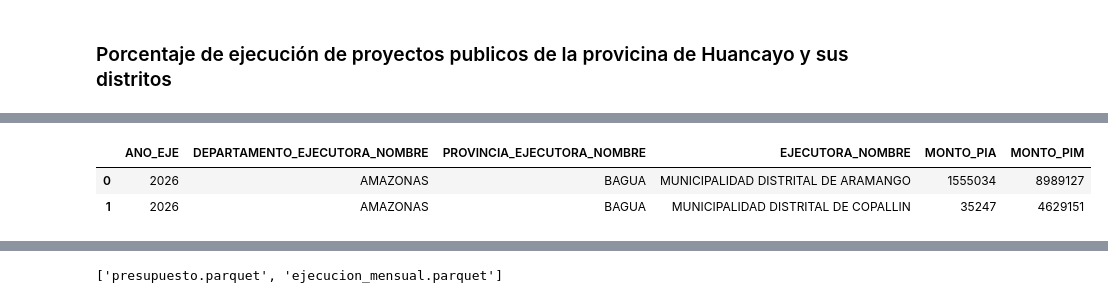
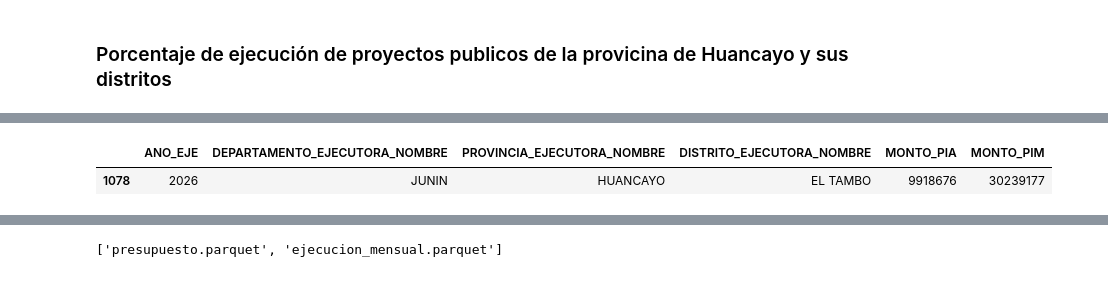
Before and after one commit to antonio-xrp/data_analysis_dashboard, a Jupyter notebook: projects/0.1_ejecucion_presupuesto/notebooks/0.1_presupuesto_ejecuciongasto.ipynb, the cells around one changed output, grey strips where cells are left out. Drawn from its saved outputs; the diff is of its cells as text; code cells hidden in the pictures.

```diff
--- a/projects/0.1_ejecucion_presupuesto/notebooks/0.1_presupuesto_ejecuciongasto.ipynb
+++ b/projects/0.1_ejecucion_presupuesto/notebooks/0.1_presupuesto_ejecuciongasto.ipynb
@@ -246,7 +290,7 @@ presupuesto = (proyectos_locales[proyectos_locales['MES_EJE'] == 0]
                         'ANO_EJE',
                         'DEPARTAMENTO_EJECUTORA_NOMBRE',
                         'PROVINCIA_EJECUTORA_NOMBRE',
-                        'EJECUTORA_NOMBRE'])
+                        'DISTRITO_EJECUTORA_NOMBRE'])
                 [['MONTO_PIA','MONTO_PIM']]
                 .sum()
                 .reset_index())
@@ -254,11 +298,10 @@ presupuesto.head()
 
 presupuesto.to_parquet('../data/processed/presupuesto.parquet', index=False)
 # %%
-presupuesto.head(2)
+presupuesto[presupuesto['DISTRITO_EJECUTORA_NOMBRE'] == 'EL TAMBO']
 # %% [output]
-|  | ANO_EJE | DEPARTAMENTO_EJECUTORA_NOMBRE | PROVINCIA_EJECUTORA_NOMBRE | EJECUTORA_NOMBRE | MONTO_PIA | MONTO_PIM |
-| 0 | 2026 | AMAZONAS | BAGUA | MUNICIPALIDAD DISTRITAL DE ARAMANGO | 1555034 | 8989127 |
-| 1 | 2026 | AMAZONAS | BAGUA | MUNICIPALIDAD DISTRITAL DE COPALLIN | 35247 | 4629151 |
+|  | ANO_EJE | DEPARTAMENTO_EJECUTORA_NOMBRE | PROVINCIA_EJECUTORA_NOMBRE | DISTRITO_EJECUTORA_NOMBRE | MONTO_PIA | MONTO_PIM |
+| 1078 | 2026 | JUNIN | HUANCAYO | EL TAMBO | 9918676 | 30239177 |
 # %%
 ejecucion_mensual = (proyectos_locales[proyectos_locales['MES_EJE']
                 .between(1,12)]
```
Also changed, not shown: parts of 15 cells of this notebook, 7 other files.
